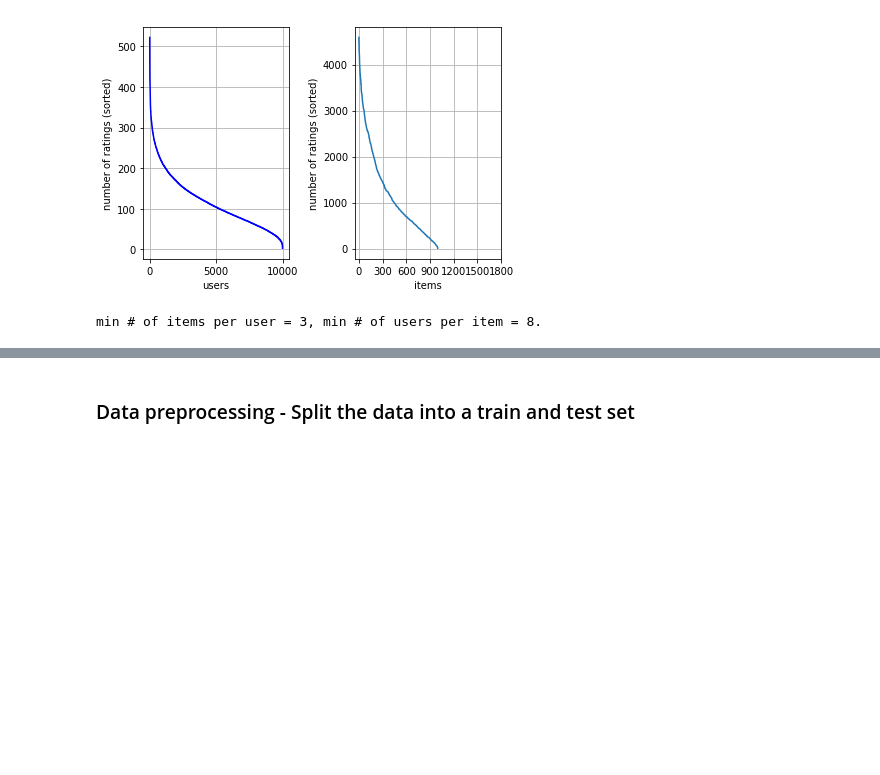
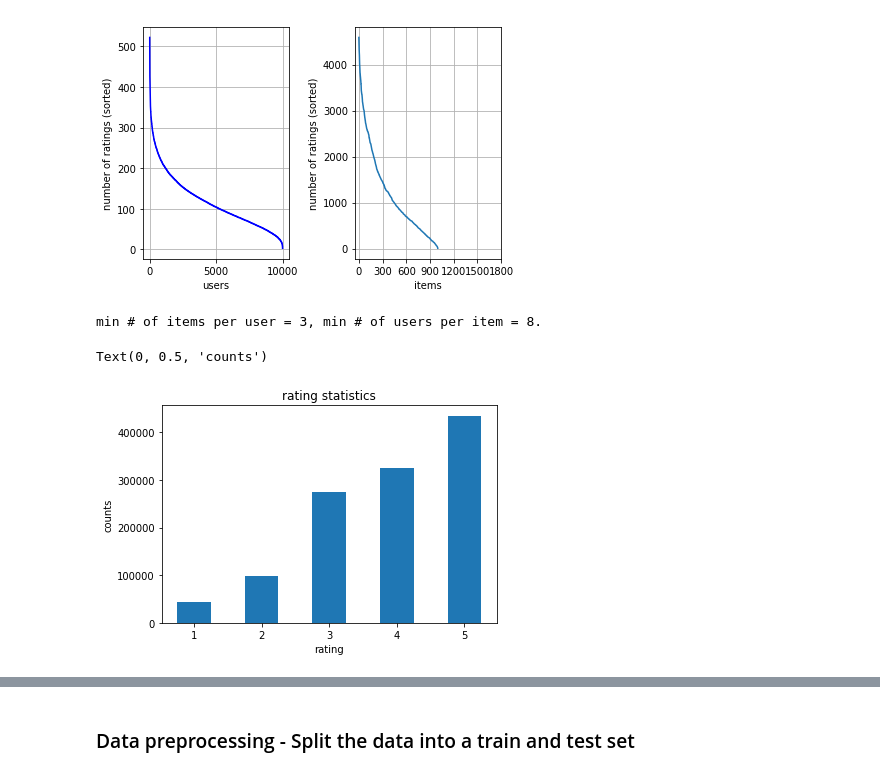
Before and after one commit to Anne-Aimee/recommender_system, a Jupyter notebook: src/main.ipynb, the cells around one changed output, grey strips where cells are left out. Saved outputs shown, nothing was run; the diff lists cells and outputs as text; code cells hidden in the pictures; blank space fills up the shorter version.

```diff
--- a/src/main.ipynb
+++ b/src/main.ipynb
@@ -45,3 +45,11 @@ print("min # of items per user = {}, min # of users per item = {}.".format(
 # %% [output]
 [figure]
 min # of items per user = 3, min # of users per item = 8.
+# %%
+plt.hist(ratings.tocoo().data,np.linspace(0.75,5.25,10))
+plt.title("rating statistics")
+plt.xlabel("rating")
+plt.ylabel("counts")
+# %% [output]
+Text(0, 0.5, 'counts')
+[figure, added]
```
Also changed, not shown: parts of 8 cells of this notebook.
